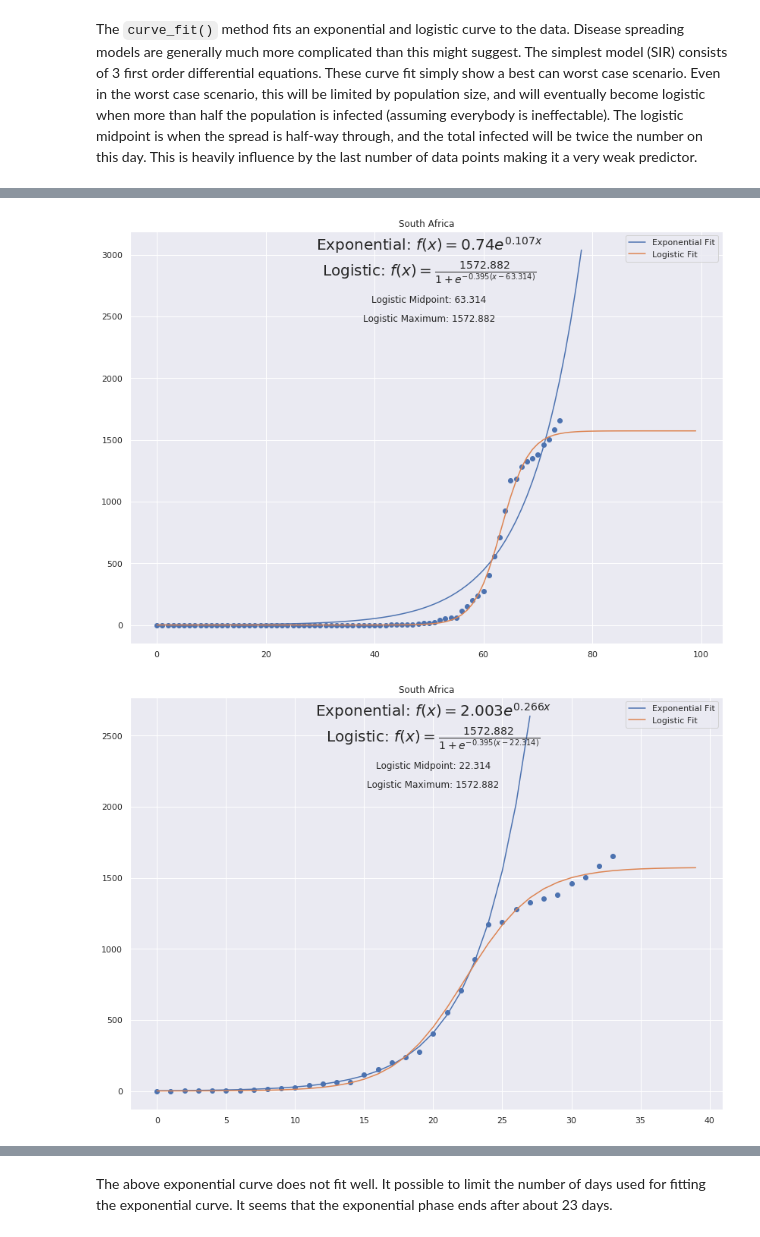
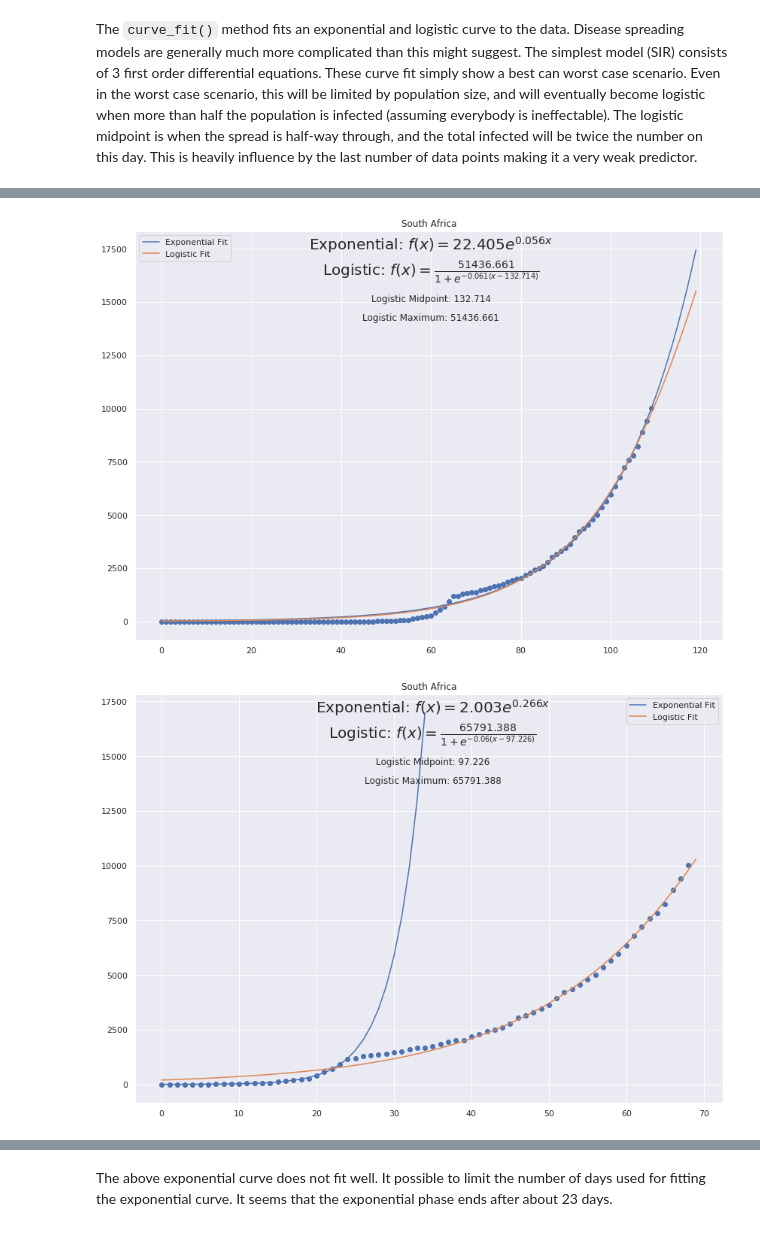
Before and after one commit to mariusroets/notebooks, a Jupyter notebook: corona.ipynb, the cells around one changed output, grey strips where cells are left out. Saved outputs shown, nothing was run; the diff lists cells and outputs as text; code cells hidden in the pictures.

```diff
--- a/corona.ipynb
+++ b/corona.ipynb
@@ -64,11 +64,11 @@ corona.curve_fit('Italy', 100)
 # %%
-corona.curve_fit('South Africa', 100)
+corona.curve_fit('South Africa', 120)
 # %% [output]
-[figure, old version]
+[figure, new version]
 # %%
-corona.curve_fit('South Africa', 40, 2, expo_day_limit=25)
+corona.curve_fit('South Africa', 70, 2, expo_day_limit=25)
 # %% [output]
-[figure, old version]
+[figure, new version]
 # %%
 corona.curve_fit('China', 70)
 # %% [output]
```
Also changed, not shown: parts of 7 cells of this notebook.
